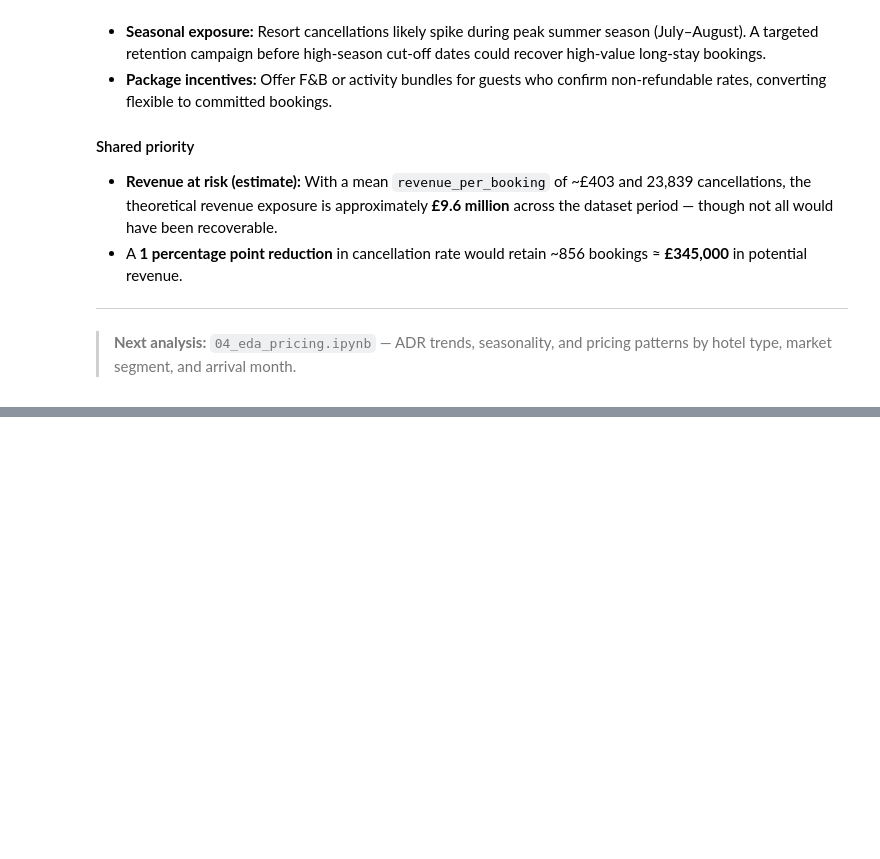
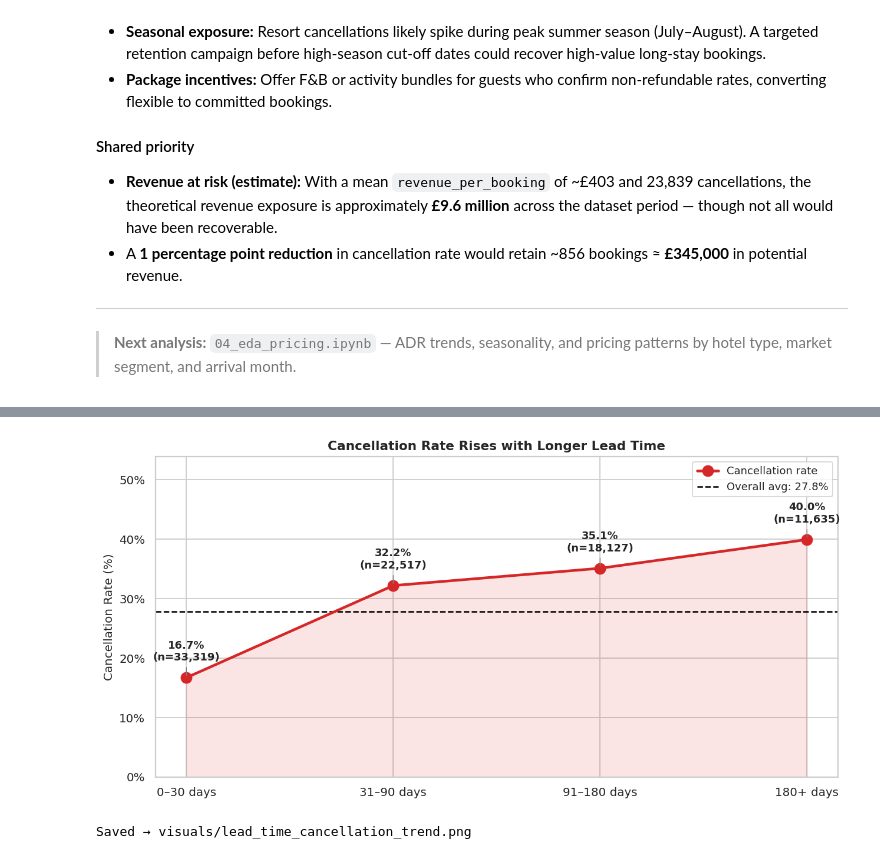
Before and after one commit to Sneha140202/hotel-booking-analysis, a Jupyter notebook: notebooks/03_eda_cancellations.ipynb, the cells around one changed output, grey strips where cells are left out. Drawn from its saved outputs; the diff is of its cells as text; code cells hidden in the pictures; blank space fills up the shorter version.

```diff
--- a/notebooks/03_eda_cancellations.ipynb
+++ b/notebooks/03_eda_cancellations.ipynb
@@ -337,0 +560,38 @@ where re-booking friction is low.
+# %%
+fig, ax = plt.subplots(figsize=(10, 5))
+
+x_pos = range(len(buckets))
+ax.plot(list(x_pos), rates, marker="o", markersize=10,
+        linewidth=2.5, color="#d62728", zorder=3, label="Cancellation rate")
+ax.fill_between(list(x_pos), rates, alpha=0.12, color="#d62728")
+
+for xi, (bucket, rate, total) in enumerate(zip(buckets, rates, totals)):
+    ax.annotate(
+        f"{rate:.1f}%\n(n={total:,})",
+        xy=(xi, rate),
+        xytext=(0, 16), textcoords="offset points",
+        ha="center", fontsize=10, fontweight="bold",
+        arrowprops=dict(arrowstyle="-", color="gray", lw=0.8),
+    )
+
+ax.axhline(df["is_canceled"].mean() * 100, color="black",
+           linestyle="--", linewidth=1.4,
+           label=f"Overall avg: {df['is_canceled'].mean()*100:.1f}%")
+
+ax.set_xticks(list(x_pos))
+ax.set_xticklabels(buckets, fontsize=11)
+ax.set_ylabel("Cancellation Rate (%)", fontsize=11)
+ax.set_title("Cancellation Rate Rises with Longer Lead Time",
+             fontsize=12, fontweight="bold")
+ax.yaxis.set_major_formatter(mtick.PercentFormatter())
+ax.set_ylim(0, max(rates) * 1.35)
+ax.legend(fontsize=10)
+
+plt.tight_layout()
+plt.savefig("../visuals/lead_time_cancellation_trend.png",
+            dpi=150, bbox_inches="tight", facecolor="white")
+plt.show()
+print("Saved → visuals/lead_time_cancellation_trend.png")
+# %% [output]
+[figure, added]
+Saved → visuals/lead_time_cancellation_trend.png
```
Also changed, not shown: parts of 11 cells of this notebook, 1 other file.
